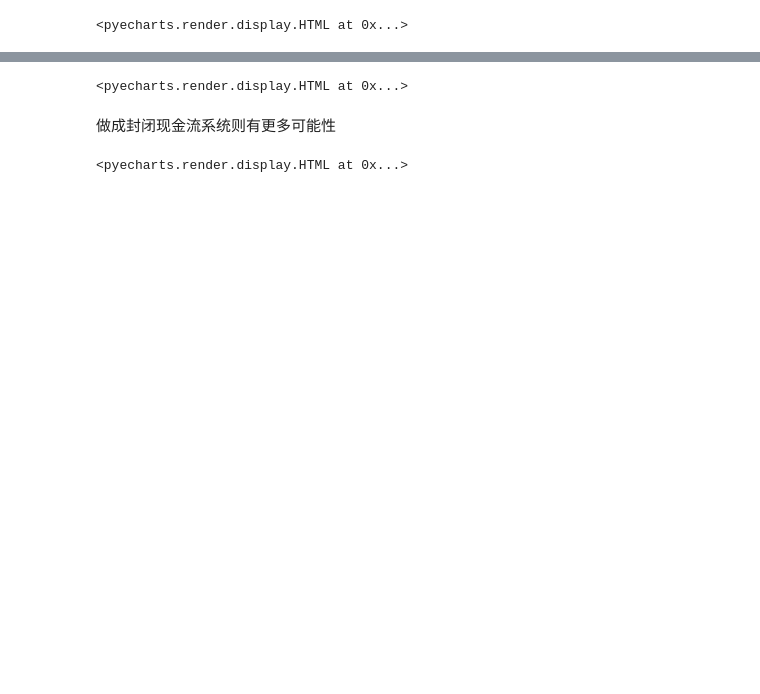
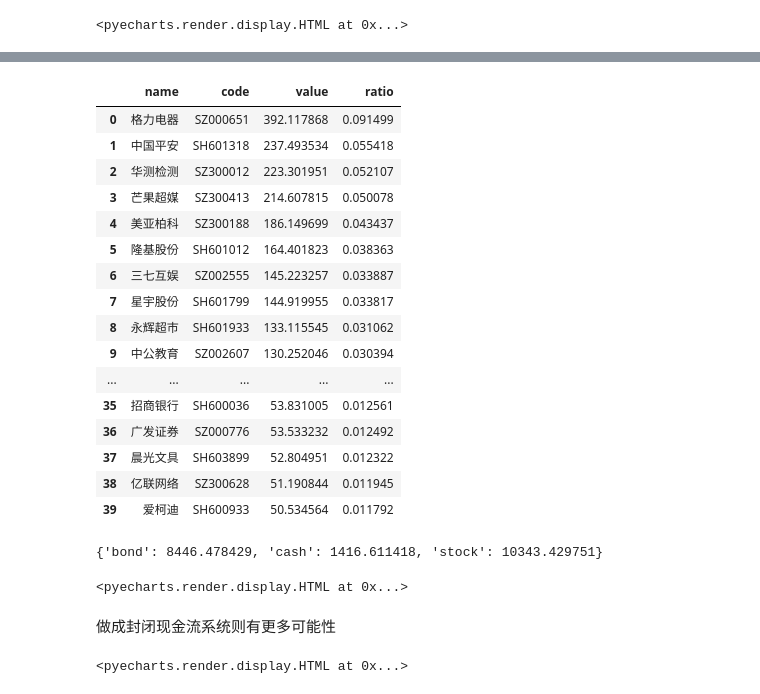
Before and after one commit to refraction-ray/xalpha, a Jupyter notebook: doc/samples/virtualtrade.ipynb, the cells around one changed output, grey strips where cells are left out. Cells and saved outputs as stored; diff of their text form; code cells hidden in the pictures; blank space fills up the shorter version.

```diff
--- a/doc/samples/virtualtrade.ipynb
+++ b/doc/samples/virtualtrade.ipynb
@@ -131,3 +160,31 @@ sys.v_positions()
+# %%
+sys.get_stock_holdings(date="2019-12-01", threhold=50)
+# 可以调整透视的时间和股票阈值
+# 可以看到2020以来格力平安等遭到组合的减持
+# %% [output]
+|  | name | code | value | ratio |
+| 0 | 格力电器 | SZ000651 | 392.117868 | 0.091499 |
+| 1 | 中国平安 | SH601318 | 237.493534 | 0.055418 |
+| 2 | 华测检测 | SZ300012 | 223.301951 | 0.052107 |
+| 3 | 芒果超媒 | SZ300413 | 214.607815 | 0.050078 |
+| 4 | 美亚柏科 | SZ300188 | 186.149699 | 0.043437 |
+| 5 | 隆基股份 | SH601012 | 164.401823 | 0.038363 |
+| 6 | 三七互娱 | SZ002555 | 145.223257 | 0.033887 |
+| 7 | 星宇股份 | SH601799 | 144.919955 | 0.033817 |
+| 8 | 永辉超市 | SH601933 | 133.115545 | 0.031062 |
+| 9 | 中公教育 | SZ002607 | 130.252046 | 0.030394 |
+| ... | ... | ... | ... | ... |
+| 35 | 招商银行 | SH600036 | 53.831005 | 0.012561 |
+| 36 | 广发证券 | SZ000776 | 53.533232 | 0.012492 |
+| 37 | 晨光文具 | SH603899 | 52.804951 | 0.012322 |
+| 38 | 亿联网络 | SZ300628 | 51.190844 | 0.011945 |
+| 39 | 爱柯迪 | SH600933 | 50.534564 | 0.011792 |
+# %%
+# 我们可以查看整个组合最底层具体的股票，债券，现金的仓位分布情况
+sys.get_portfolio()
+# 可以看到基本上股债平衡
+# %% [output]
+{'bond': 8446.478429, 'cash': 1416.611418, 'stock': 10343.429751}
 # %%
 # 可以查看单只的买入卖出情况
 sys.fundtradeobj[1].v_tradecost()
```
Also changed, not shown: parts of 6 cells of this notebook, 9 other files.
